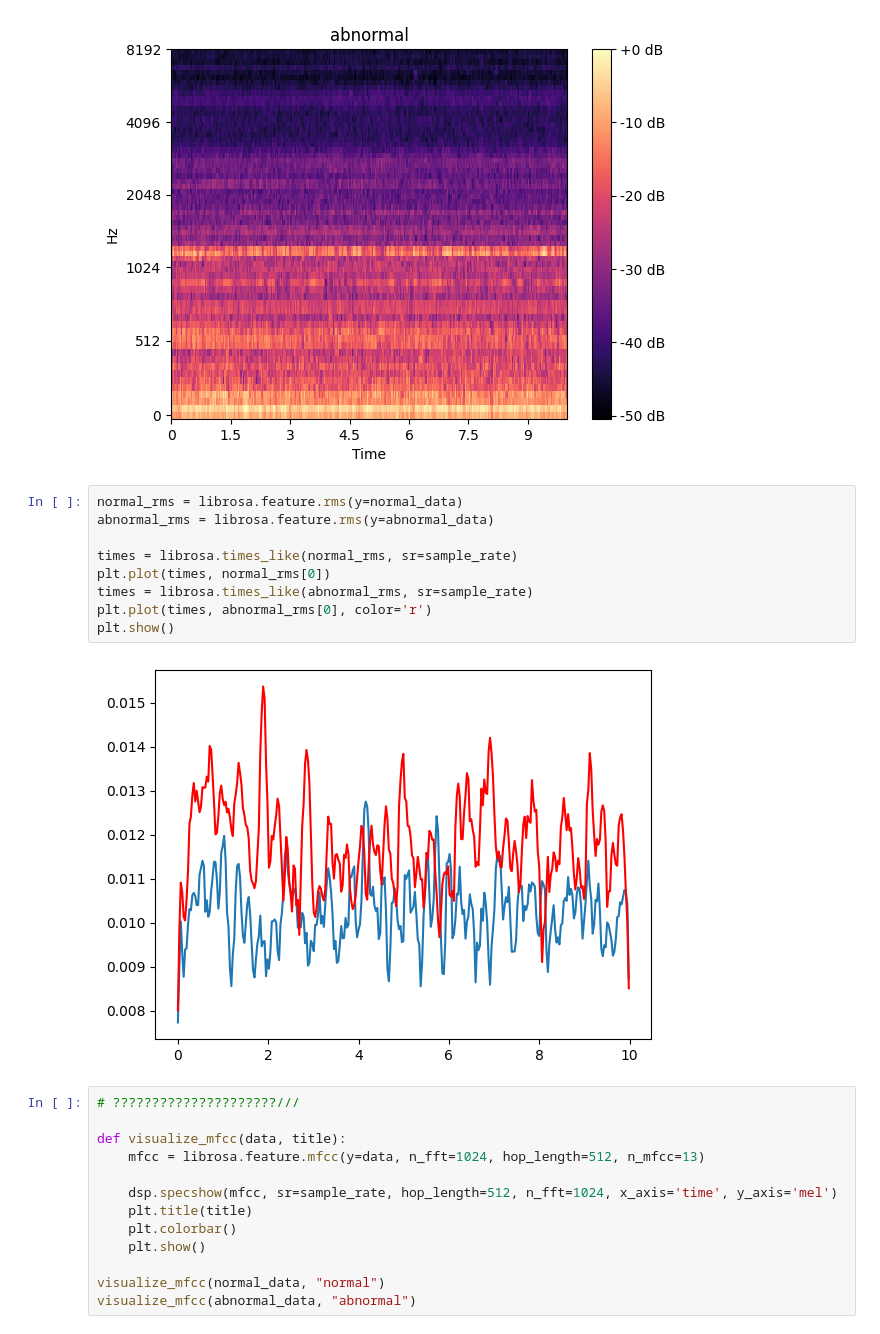
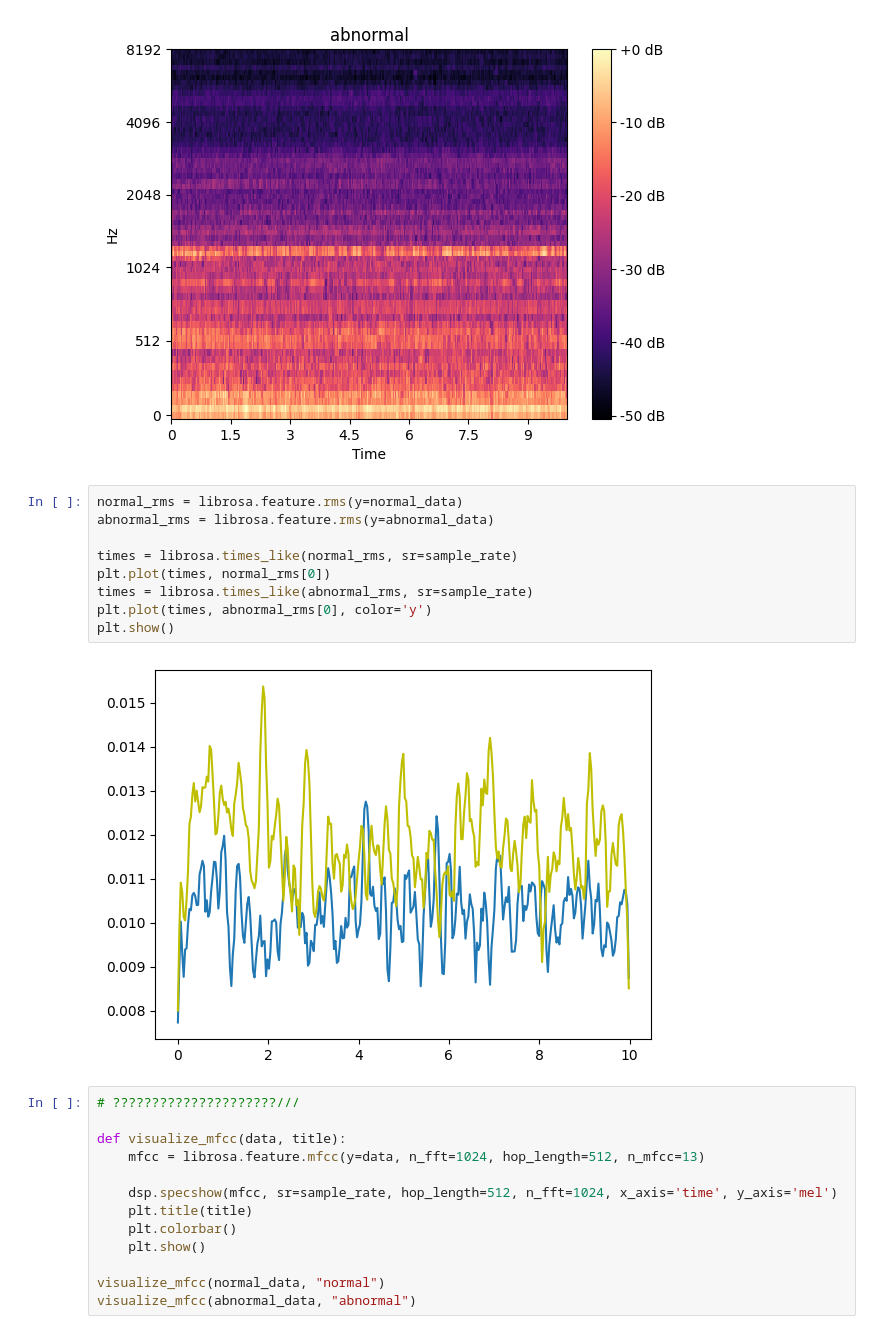
Before and after one commit to Kseorang1218/Deep-Learning-Study, a Jupyter notebook: MIMII/etc/MIMII데이터셋.ipynb, the cells around one changed output. Saved outputs shown, nothing was run; the diff lists cells and outputs as text.

```diff
--- a/MIMII/etc/MIMII데이터셋.ipynb
+++ b/MIMII/etc/MIMII데이터셋.ipynb
@@ -105,14 +105,14 @@ visualize_mel_spec(abnormal_data, "abnormal")
 # %%
 normal_rms = librosa.feature.rms(y=normal_data)
 abnormal_rms = librosa.feature.rms(y=abnormal_data)
 
 times = librosa.times_like(normal_rms, sr=sample_rate)
 plt.plot(times, normal_rms[0])
 times = librosa.times_like(abnormal_rms, sr=sample_rate)
-plt.plot(times, abnormal_rms[0], color='r')
+plt.plot(times, abnormal_rms[0], color='y')
 plt.show()
 # %% [output]
-[figure, old version]
+[figure, new version]
 # %%
 # ?????????????????????///
 
```
Also changed, not shown: parts of 2 cells of this notebook.
